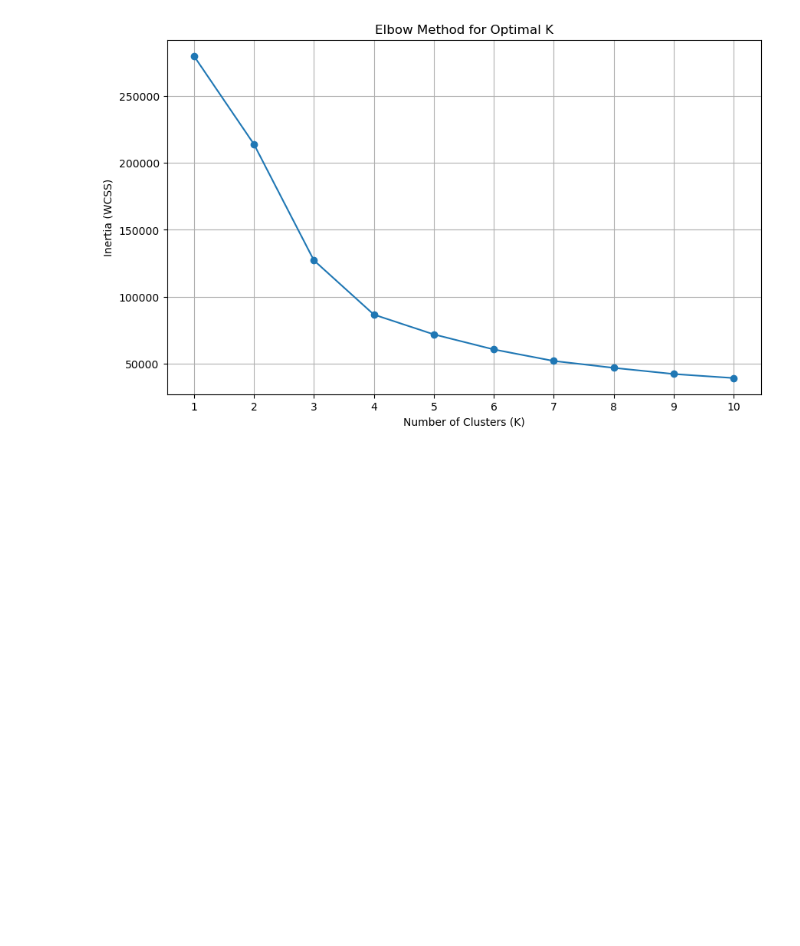
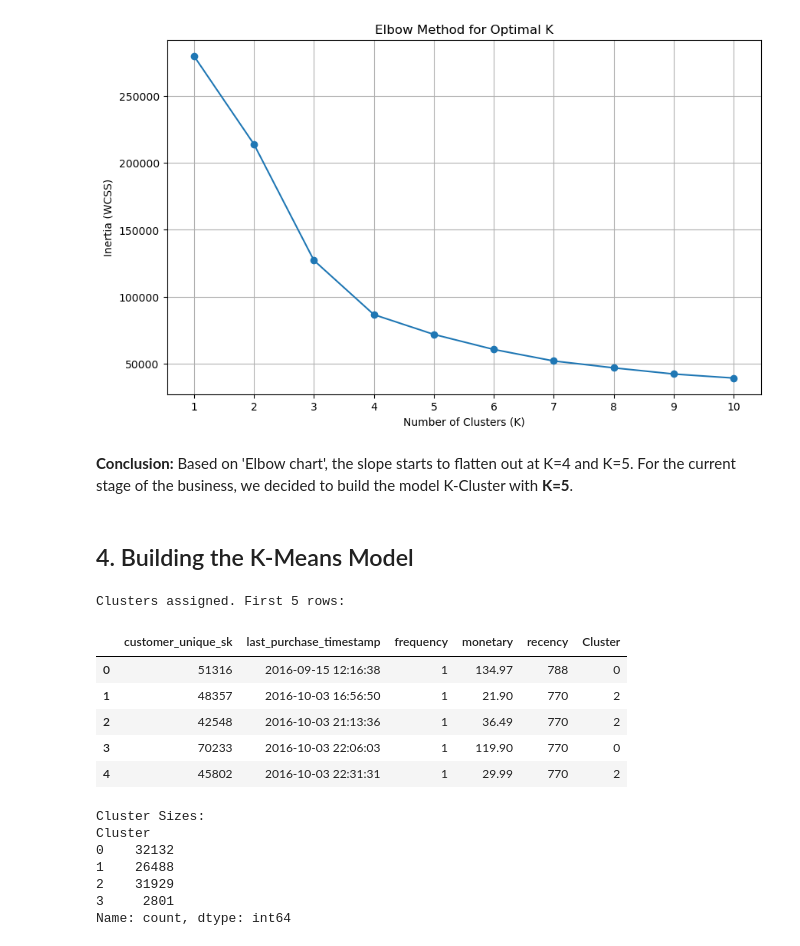
Before and after one commit to Lily-ThuPham/ECommerce-Analytics-CustomerSegmentation-Report, a Jupyter notebook: code/Customer_Segmentation_RFM.ipynb, the cells around one changed output. Drawn from its saved outputs; the diff is of its cells as text; code cells hidden in the pictures; blank space fills up the shorter version.

Commit message:
Update execution counts and add conclusion and cluster interpretation sections in Customer Segmentation notebook

```diff
--- a/code/Customer_Segmentation_RFM.ipynb
+++ b/code/Customer_Segmentation_RFM.ipynb
@@ -324,3 +324,40 @@ plt.grid(True)
 plt.show()
 # %% [output]
 [figure]
+# %% [markdown]
+**Conclusion:**
+Based on 'Elbow chart', the slope starts to flatten out at K=4 and K=5. For the current stage of the business, we decided to build the model K-Cluster with **K=5**.
+# %% [markdown]
+## 4. Building the K-Means Model
+# %%
+# 1. Initialize K-Means with K=4
+kmeans = KMeans(n_clusters=4, random_state=42, n_init=10)
+
+# 2. Fit the model on the scaled data
+kmeans.fit(df_rmf_scaled)
+
+# 3. Assign the clusters to the original dataframe
+# (We assign it to the non-scaled df so we can read the real dollar amounts later)
+df_rmf['Cluster'] = kmeans.labels_
+
+print("Clusters assigned. First 5 rows:")
+display(df_rmf.head())
+
+# 4. Check the size of each cluster
+print("\nCluster Sizes:")
+print(df_rmf['Cluster'].value_counts().sort_index())
+# %% [output]
+Clusters assigned. First 5 rows:
+|  | customer_unique_sk | last_purchase_timestamp | frequency | monetary | recency | Cluster |
+| 0 | 51316 | 2016-09-15 12:16:38 | 1 | 134.97 | 788 | 0 |
+| 1 | 48357 | 2016-10-03 16:56:50 | 1 | 21.90 | 770 | 2 |
+| 2 | 42548 | 2016-10-03 21:13:36 | 1 | 36.49 | 770 | 2 |
+| 3 | 70233 | 2016-10-03 22:06:03 | 1 | 119.90 | 770 | 0 |
+| 4 | 45802 | 2016-10-03 22:31:31 | 1 | 29.99 | 770 | 2 |
+Cluster Sizes:
+Cluster
+0    32132
+1    26488
+2    31929
+3     2801
+Name: count, dtype: int64
```
Also changed, not shown: parts of 3 cells of this notebook.
